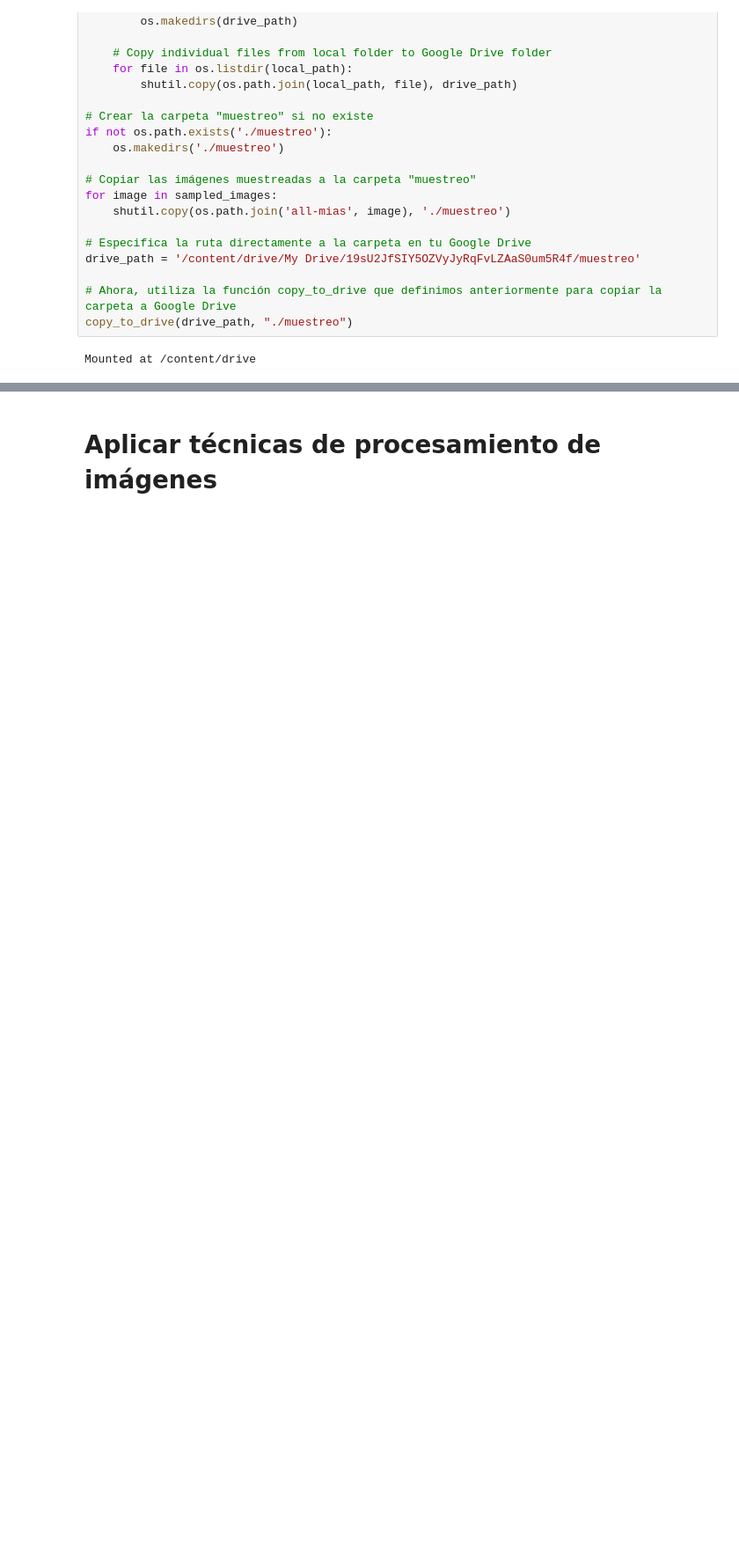
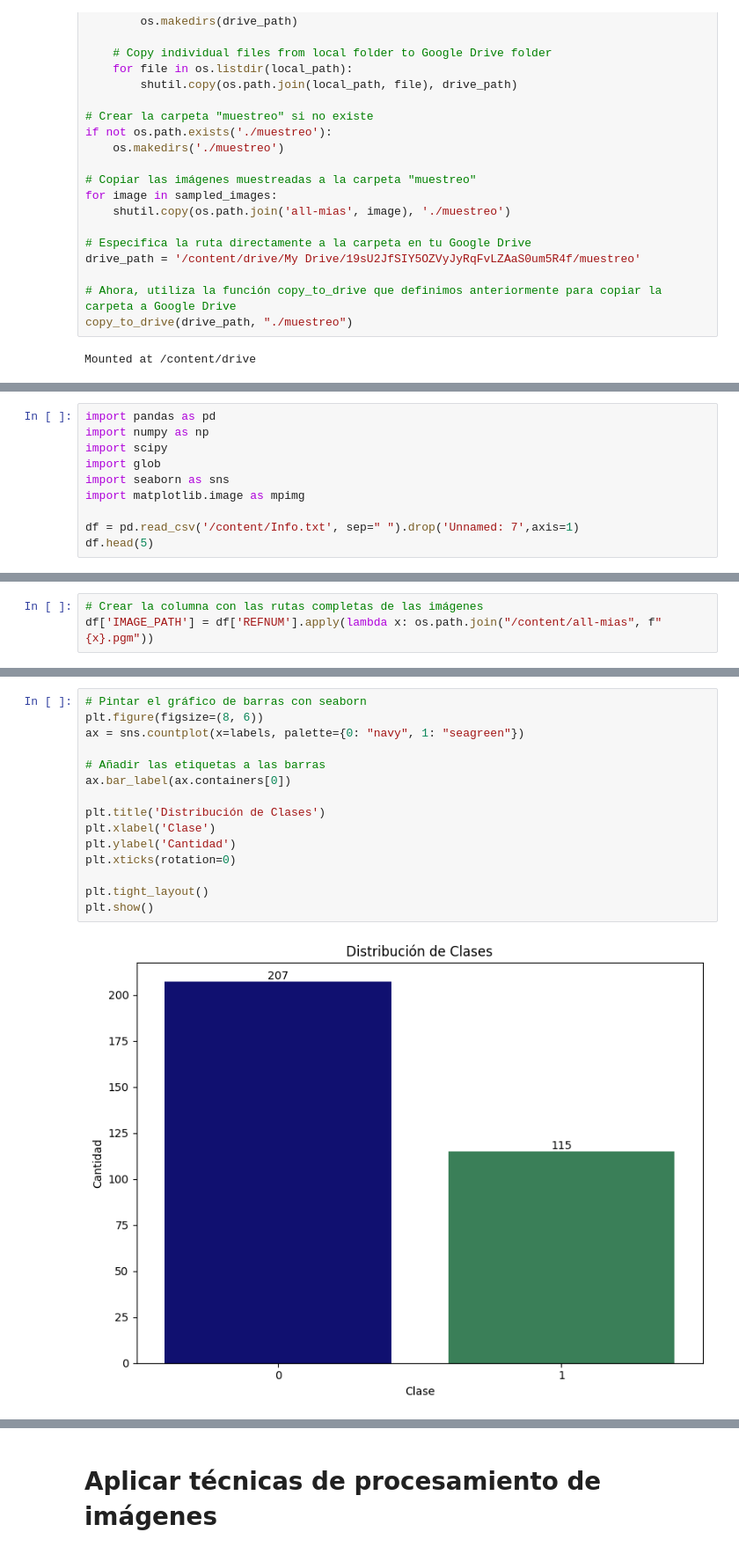
Before and after one commit to jsebastianquiroga/IMAGE_VIDEO_PROCESSING_PUJ, a Jupyter notebook: proyecto/proyecto_garcia_quiroga.ipynb, the cells around one changed output, grey strips where cells are left out. Shown at 88% size. Cells and saved outputs as stored; diff of their text form; blank space fills up the shorter version.

```diff
--- a/proyecto/proyecto_garcia_quiroga.ipynb
+++ b/proyecto/proyecto_garcia_quiroga.ipynb
@@ -82,0 +87,10 @@ Mounted at /content/drive
+# %%
+import pandas as pd
+import numpy as np
+import scipy
+import glob
+import seaborn as sns
+import matplotlib.image as mpimg
+
+df = pd.read_csv('/content/Info.txt', sep=" ").drop('Unnamed: 7',axis=1)
+df.head(5)
@@ -82,0 +104,3 @@ Mounted at /content/drive
+# %%
+# Crear la columna con las rutas completas de las imágenes
+df['IMAGE_PATH'] = df['REFNUM'].apply(lambda x: os.path.join("/content/all-mias", f"{x}.pgm"))
@@ -82,0 +137,17 @@ Mounted at /content/drive
+# %%
+# Pintar el gráfico de barras con seaborn
+plt.figure(figsize=(8, 6))
+ax = sns.countplot(x=labels, palette={0: "navy", 1: "seagreen"})
+
+# Añadir las etiquetas a las barras
+ax.bar_label(ax.containers[0])
+
+plt.title('Distribución de Clases')
+plt.xlabel('Clase')
+plt.ylabel('Cantidad')
+plt.xticks(rotation=0)
+
+plt.tight_layout()
+plt.show()
+# %% [output]
+[figure, added]
```
Also changed, not shown: parts of 9 cells of this notebook.
